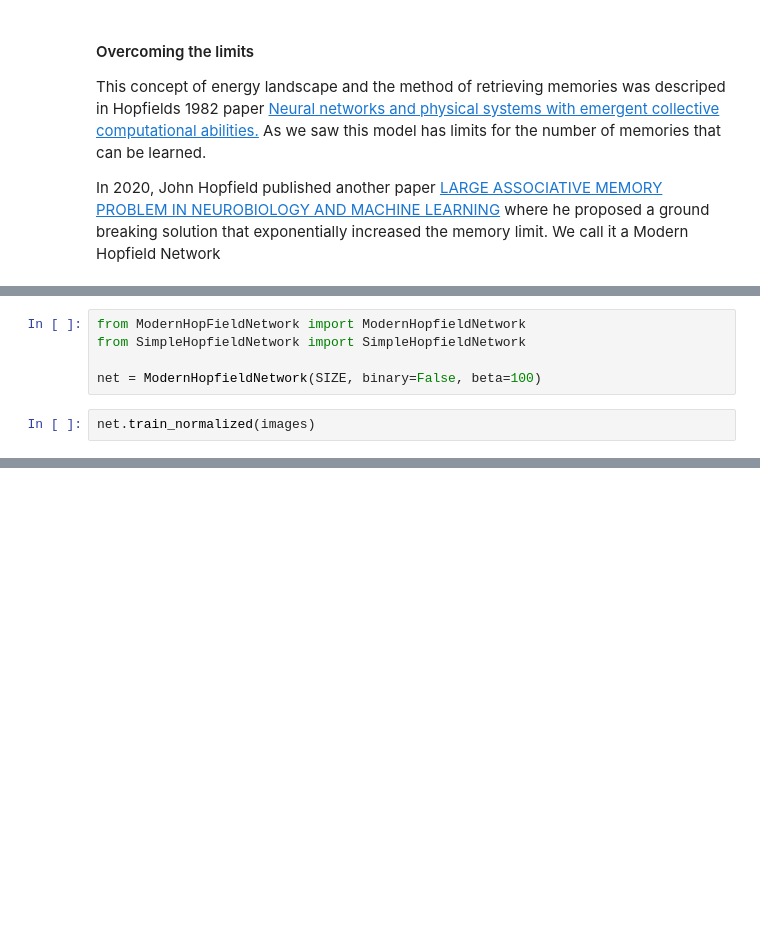
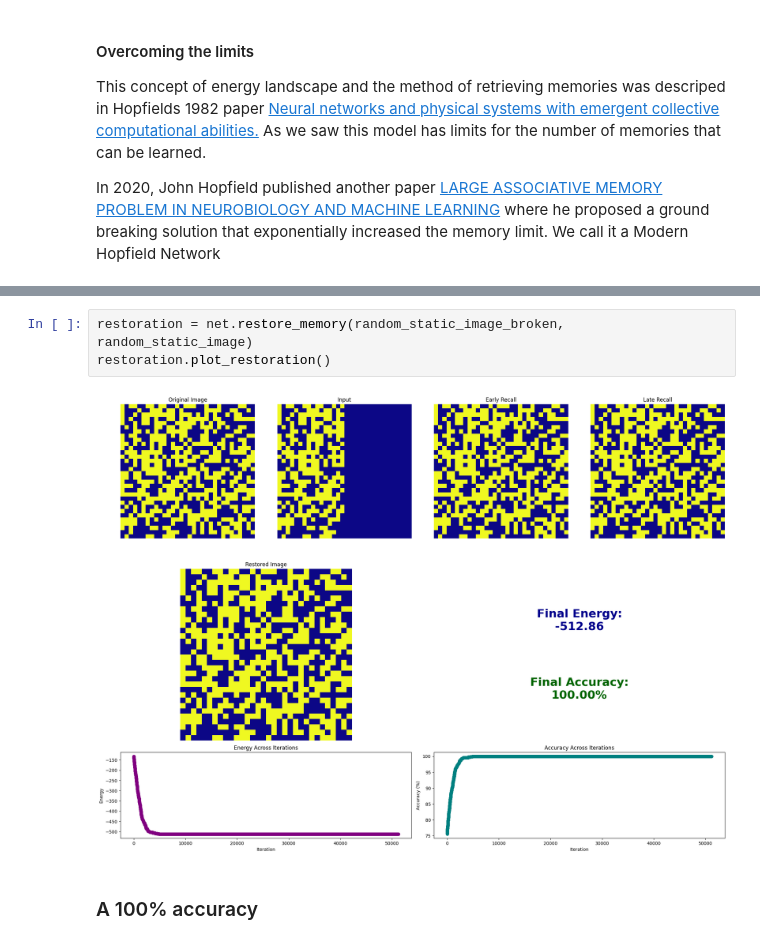
Before and after one commit to devendershekhawat/hiphopfield, a Jupyter notebook: lab.ipynb, the cells around one changed output, grey strips where cells are left out. Saved outputs shown, nothing was run; the diff lists cells and outputs as text; blank space fills up the shorter version.

```diff
--- a/lab.ipynb
+++ b/lab.ipynb
@@ -343,7 +427,0 @@ plt.imshow(images[0].reshape(128, 128))
-# %%
-from ModernHopFieldNetwork import ModernHopfieldNetwork
-from SimpleHopfieldNetwork import SimpleHopfieldNetwork
-
-net = ModernHopfieldNetwork(SIZE, binary=False, beta=100)
-# %%
-net.train_normalized(images)
@@ -369,0 +449,7 @@ result = attempt_restore_memory(images, 9, net=net, continuous=True, damage_type
+# %%
+restoration = net.restore_memory(random_static_image_broken, random_static_image)
+restoration.plot_restoration()
+# %% [output]
+[figure, added]
+# %% [markdown]
+### A 100% accuracy
```
Also changed, not shown: parts of 41 cells of this notebook, 54 other files.
